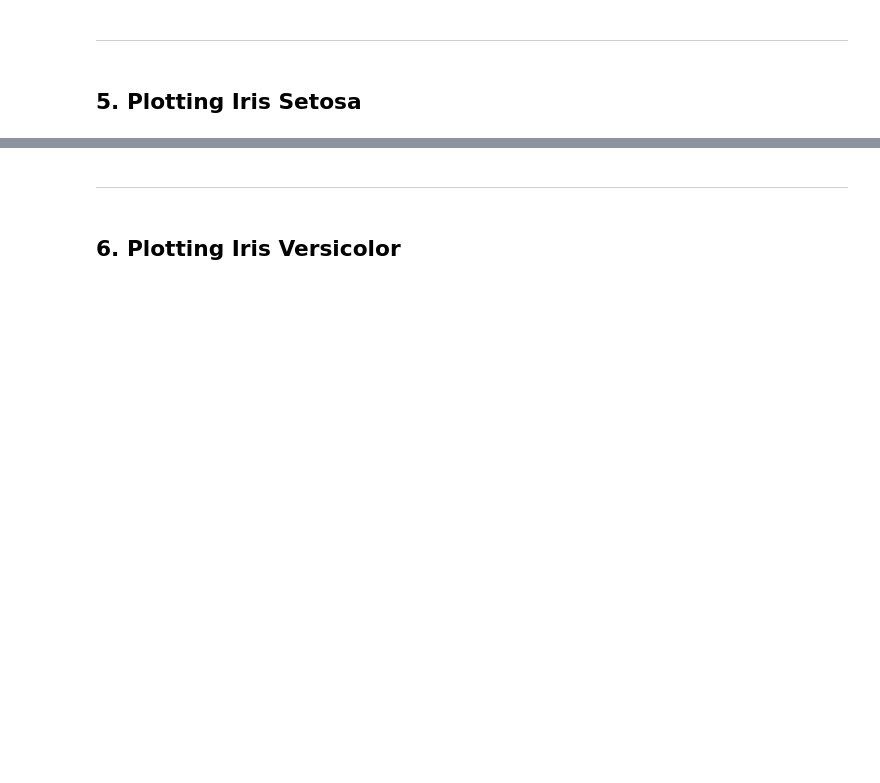
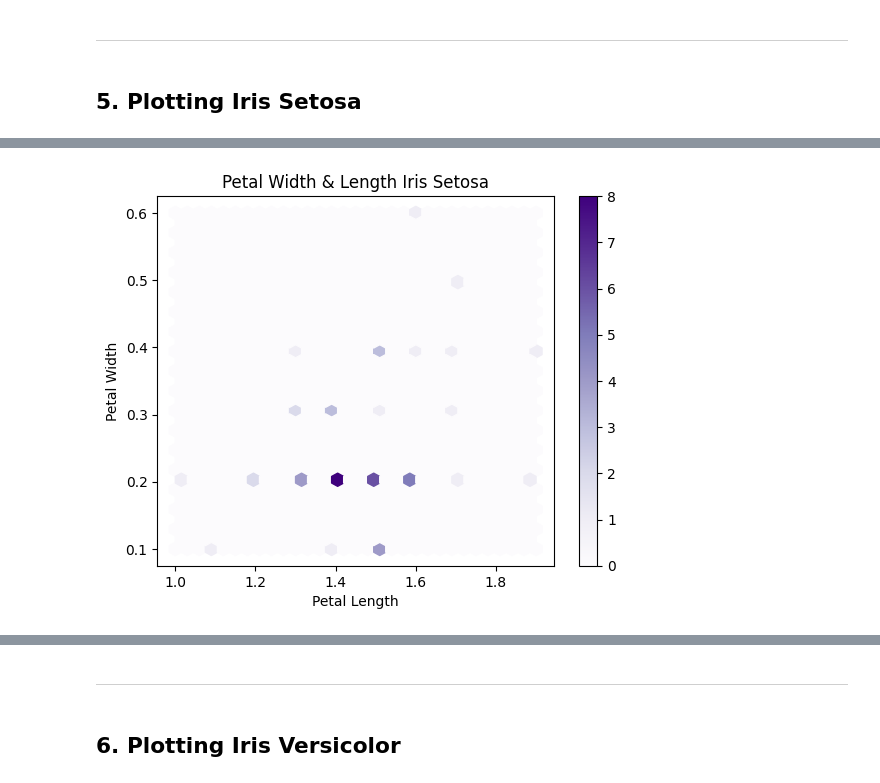
Before and after one commit to PectenMaximus/FDA_1, a Jupyter notebook: FDA1_Notebook.ipynb, the cells around one changed output, grey strips where cells are left out. Saved outputs shown, nothing was run; the diff lists cells and outputs as text; code cells hidden in the pictures; blank space fills up the shorter version.

```diff
--- a/FDA1_Notebook.ipynb
+++ b/FDA1_Notebook.ipynb
@@ -229,0 +265,14 @@ print(fields)
+# %%
+# Scatterplot to show distribution and hexabin to show occurances of petal dimensions for Iris Setosa
+x = np.array(IrisSetosa['PetalLengthCm'])
+y = np.array(IrisSetosa['PetalWidthCm'])
+
+plt.hexbin(x, y, gridsize=30, cmap='Purples')
+
+plt.xlabel('Petal Length')
+plt.ylabel('Petal Width')
+plt.title('Petal Width & Length Iris Setosa')
+plt.colorbar()
+plt.show()
+# %% [output]
+[figure, added]
```
Also changed, not shown: parts of 34 cells of this notebook, 5 other files.
